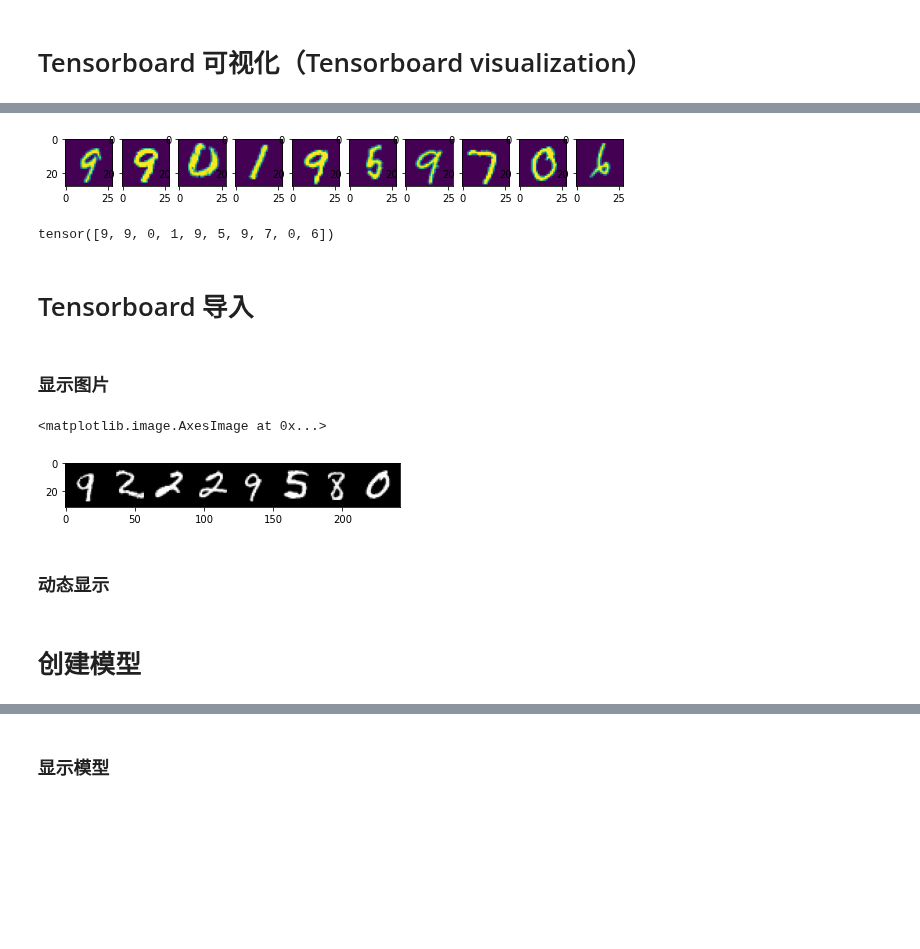
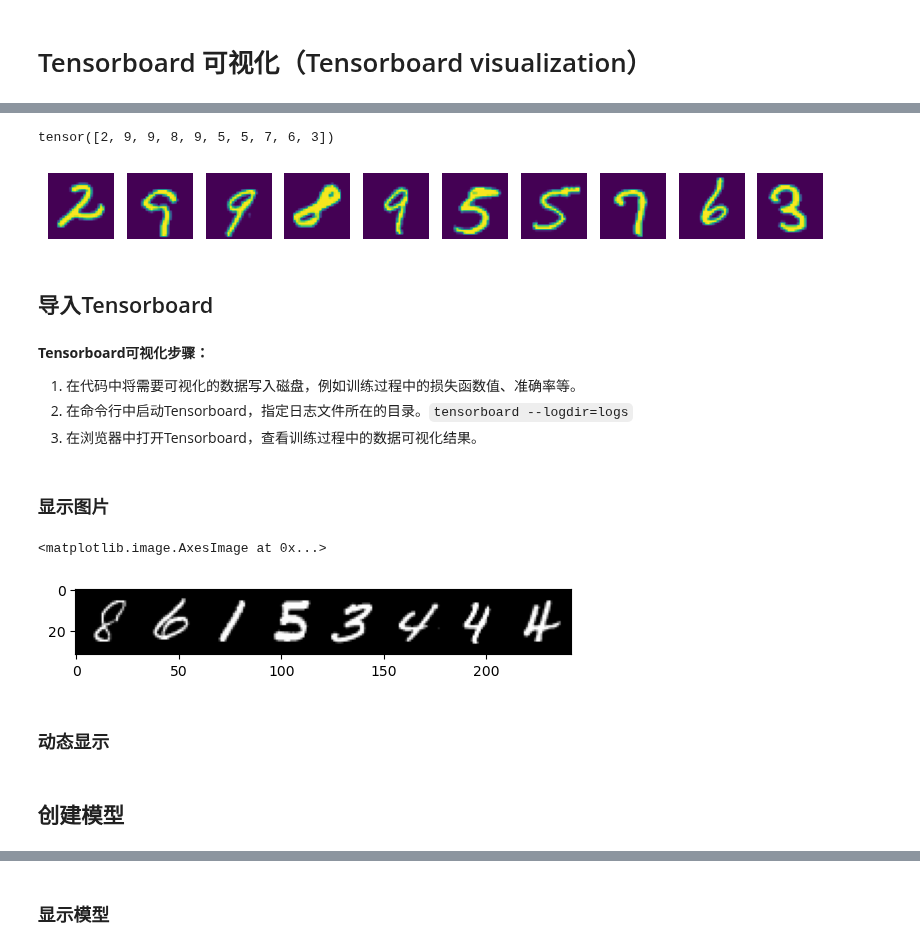
Before and after one commit to LiuBaiWan592/Pytorch-Deep-Learning, a Jupyter notebook: RiYueGuangHua/31. Tensorboard Visualization.ipynb, the cells around one changed output, grey strips where cells are left out. Saved outputs shown, nothing was run; the diff lists cells and outputs as text; code cells hidden in the pictures; blank space fills up the shorter version.

Commit message:
Update 31. Tensorboard Visualization. Complete importing Tensorboard

```diff
--- a/RiYueGuangHua/31. Tensorboard Visualization.ipynb
+++ b/RiYueGuangHua/31. Tensorboard Visualization.ipynb
@@ -47 +15,30 @@ test_ds = datasets.MNIST(
+# %%
+# 导入torchvision库
+import torchvision
+from torchvision import datasets, transforms
+# 定义一个转换函数，将图像转换为张量（Tensor）
+transformation = transforms.Compose([
+                                transforms.ToTensor(),  # transforms.ToTensor()会将图像转换为张量，并且将像素值缩放到0-1之间，并且将channel放在第一维度上
+                                # transforms.Normalize((0.5,), (0.5,))  # transforms.Normalize()会将图像的像素值进行标准化，即将像素值减去均值，然后除以标准差
+])
+
+# 从datasets模块中导入MNIST数据集
+# 训练集
+train_ds = datasets.MNIST(
+                          # 数据集的存储路径
+                          'dataset/',
+                          # 是否为训练集
+                          train=True,
+                          # 数据集的转换函数
+                          transform=transformation,
+                          # 是否下载数据集
+                          download=True
+)
+# 测试集
+test_ds = datasets.MNIST(
+                          'dataset/',
+                          train=False,
+                          transform=transformation,
+                          download=True
+)
 # %%
@@ -90,14 +71,24 @@ def imshow(img):
 # %%
-plt.figure(figsize=(10, 1))
+print(labels[:10]) # 打印出前10张图片对应的标签
+# 图片显示函数
+def imshow(img):
+    npimg = img.numpy()
+    npimg = np.squeeze(npimg)
+    plt.imshow(npimg)
+plt.figure(figsize=(10, 1)) # 创建一个figure画布对象，设置大小为10*1
+# 遍历imgs中的前10张图片
 for i, img in enumerate(imgs[:10]):
-    plt.subplot(1, 10, i+1)
+    plt.subplot(1, 10, i+1) # 绘制子图，设置子图的行数为1，列数为10，第i+1个子图
+    plt.axis('off') # 关闭坐标轴
     imshow(img)
 # %% [output]
+tensor([2, 9, 9, 8, 9, 5, 5, 7, 6, 3])
-[figure, old version]
+[figure, new version]
-# %%
-labels[:10]
-# %% [output]
-tensor([9, 9, 0, 1, 9, 5, 9, 7, 0, 6])
-# %% [markdown]
-# Tensorboard 导入
+# %% [markdown]
+## 导入Tensorboard
+# %% [markdown]
+**Tensorboard可视化步骤：**
+1. 在代码中将需要可视化的数据写入磁盘，例如训练过程中的损失函数值、准确率等。
+2. 在命令行中启动Tensorboard，指定日志文件所在的目录。`tensorboard --logdir=logs`
+3. 在浏览器中打开Tensorboard，查看训练过程中的数据可视化结果。
 # %%
@@ -116,7 +109,7 @@ npimg = img_grid.permute(1, 2, 0).numpy()
 plt.imshow(npimg)
 # %% [output]
 <matplotlib.image.AxesImage at 0x...>
-[figure, old version]
+[figure, new version]
 # %%
 writer.add_image('eight_mnist_images', img_grid)
 # %% [markdown]
@@ -124,7 +117,7 @@ writer.add_image('eight_mnist_images', img_grid)
 # %%
 writer.add_image('eight_mnist_images_last', img_grid)
 # %% [markdown]
-# 创建模型
+## 创建模型
 # %%
 class Model(nn.Module):
     def __init__(self):
```
Also changed, not shown: parts of 40 cells of this notebook.
